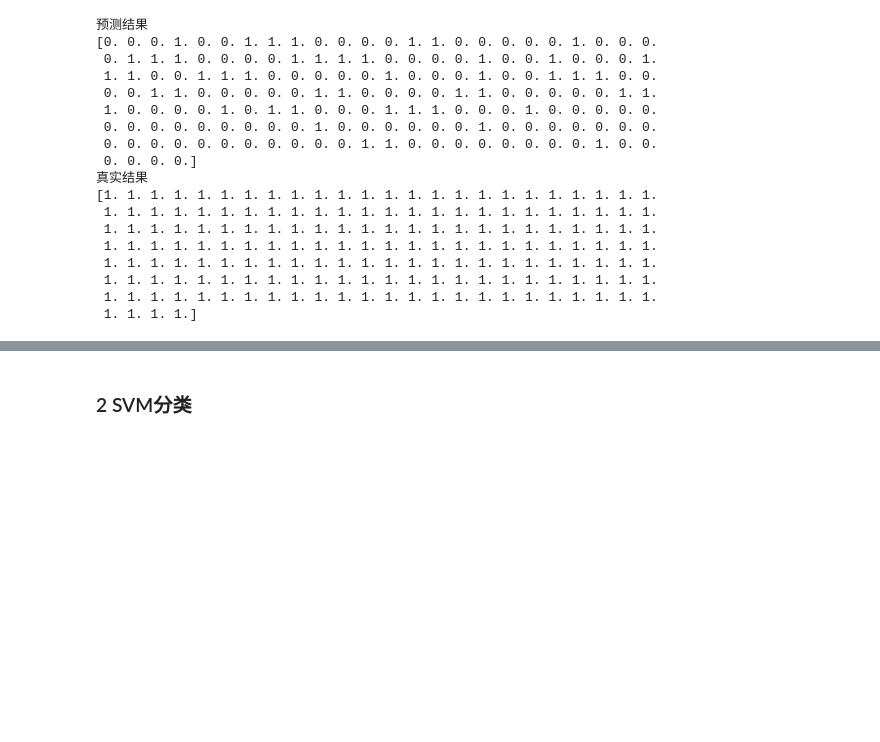
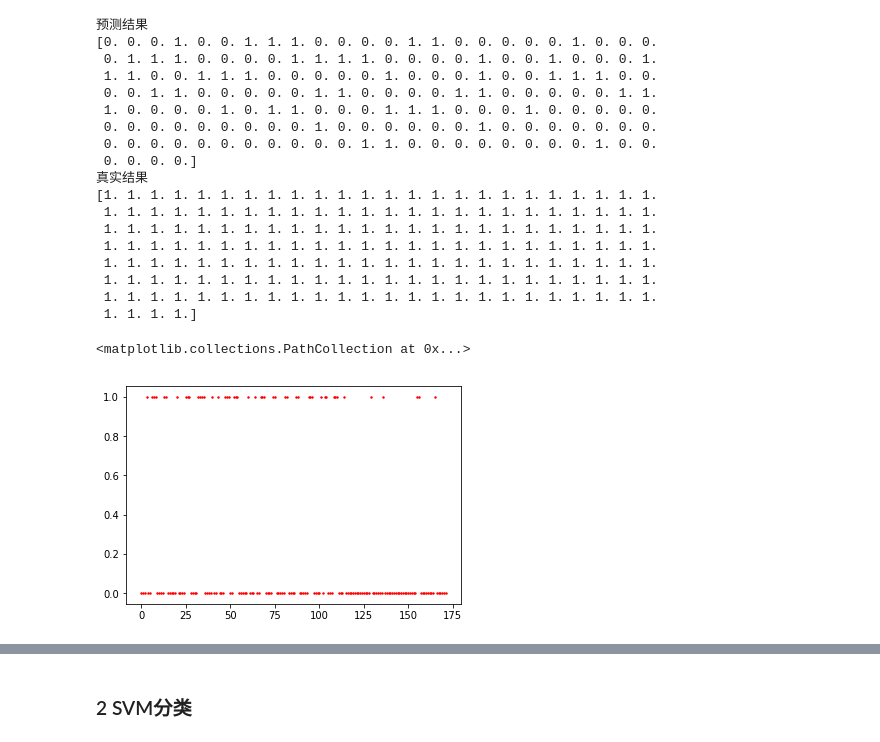
Before and after one commit to SweetBowl/AIClass-Junior, a Jupyter notebook: Project/Task2/classification.ipynb, the cells around one changed output, grey strips where cells are left out. Saved outputs shown, nothing was run; the diff lists cells and outputs as text; code cells hidden in the pictures; blank space fills up the shorter version.

```diff
--- a/Project/Task2/classification.ipynb
+++ b/Project/Task2/classification.ipynb
@@ -65,6 +65,11 @@ print(test_y)
  1. 1. 1. 1. 1. 1. 1. 1. 1. 1. 1. 1. 1. 1. 1. 1. 1. 1. 1. 1. 1. 1. 1. 1.
  1. 1. 1. 1. 1. 1. 1. 1. 1. 1. 1. 1. 1. 1. 1. 1. 1. 1. 1. 1. 1. 1. 1. 1.
  1. 1. 1. 1.]
+# %%
+plt.scatter(range(len(predict)),predict,s=8,marker='.',c='red')
+# %% [output]
+<matplotlib.collections.PathCollection at 0x...>
+[figure, added]
 # %%
 # 评价结果
 print("Accruacy of LogisticRegression: ",lr.score(test_x1,test_y))
```
Also changed, not shown: parts of 10 cells of this notebook, 3 other files.
